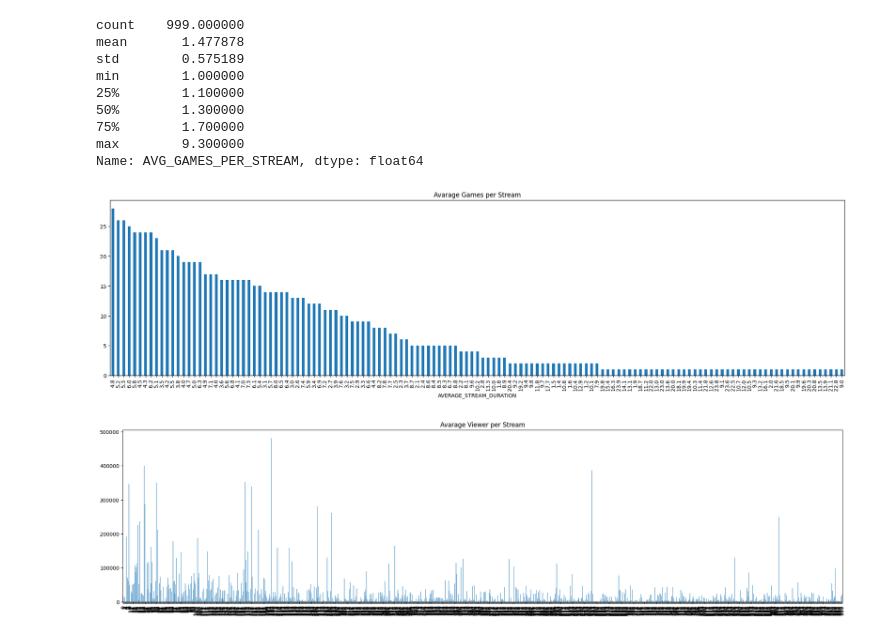
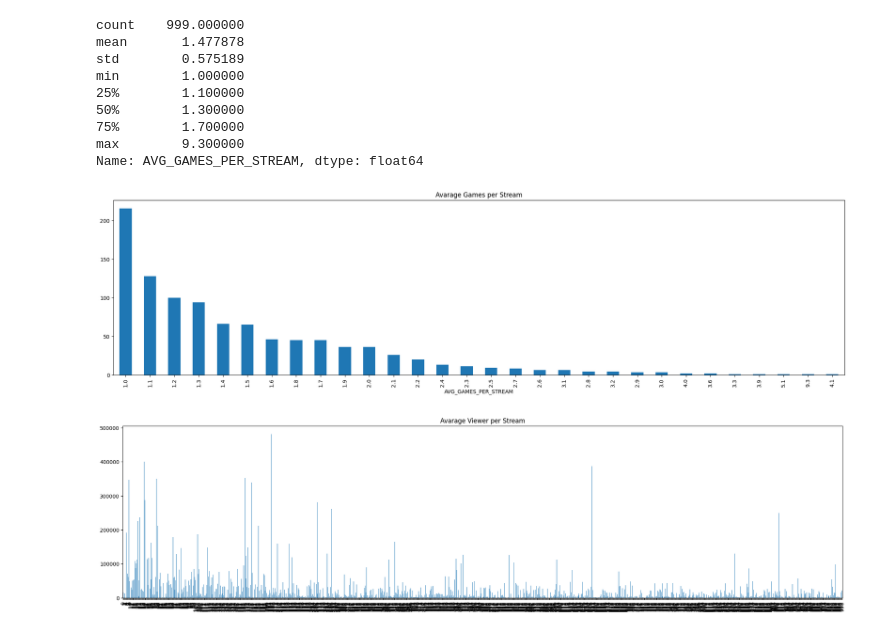
Before and after one commit to Mu5enna/Top1000TwitchStreamer_DataAnalysis, a Jupyter notebook: analysis.ipynb, the cells around one changed output. Saved outputs shown, nothing was run; the diff lists cells and outputs as text; code cells hidden in the pictures.

```diff
--- a/analysis.ipynb
+++ b/analysis.ipynb
@@ -404,9 +405,9 @@ max        9.300000
 Name: AVG_GAMES_PER_STREAM, dtype: float64
 # %%
 plt.figure(figsize=(25,6))
-n_df["AVERAGE_STREAM_DURATION"].value_counts().plot.bar().set_title("Avarage Games per Stream");
+n_df["AVG_GAMES_PER_STREAM"].value_counts().plot.bar().set_title("Avarage Games per Stream");
 # %% [output]
-[figure, old version]
+[figure, new version]
 # %%
 plt.figure(figsize=(25,6))
 n_df["AVG_VIEWERS_PER_STREAM"].plot.bar().set_title("Avarage Viewer per Stream");
```
Also changed, not shown: parts of 8 cells of this notebook.
